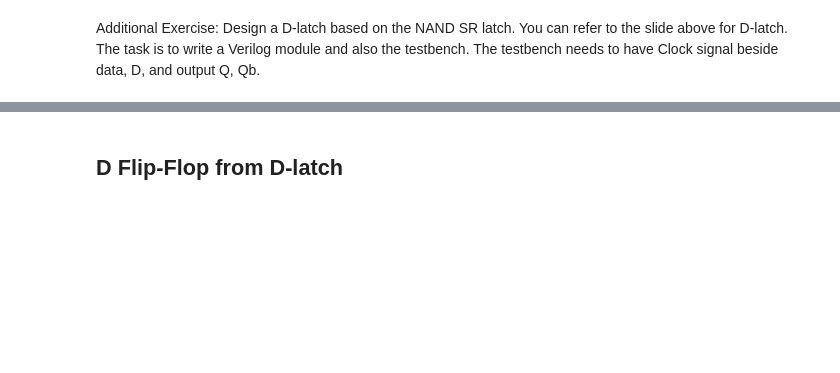
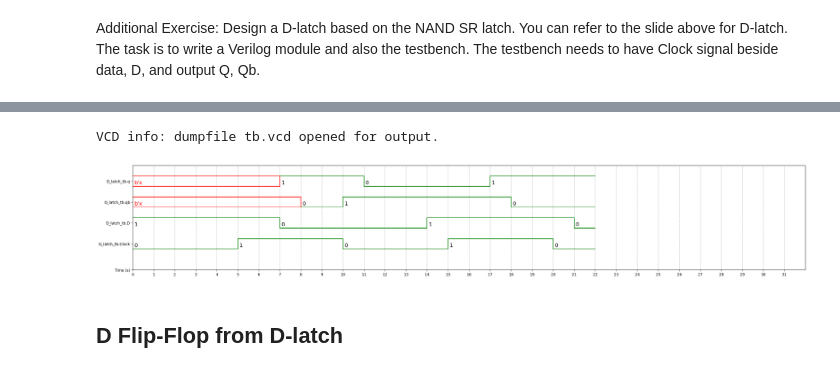
Before and after one commit to Forger-888/DSL-Exercise, a Jupyter notebook: VerilogGit.ipynb, the cells around one changed output, grey strips where cells are left out. Cells and saved outputs as stored; diff of their text form; code cells hidden in the pictures; blank space fills up the shorter version.

```diff
--- a/VerilogGit.ipynb
+++ b/VerilogGit.ipynb
@@ -473,3 +472,51 @@ endmodule
+# %%
+%%verilog
+
+module D_latch_tb;
+  wire q,qb;
+  reg D,Clock;
+
+d_latch dut(q,qb,D,Clock);
+
+initial Clock=0; always #5 Clock=~Clock;
+
+initial begin
+  $dumpfile("tb.vcd");
+  $dumpvars();
+
+  D=1;
+  #7 D=0;
+  #7 D=1;
+  #7 D=0;
+  #1 $finish;
+  $dumpoff;
+end
+
+endmodule
+
+
+module d_latch(q,qb,D,Clock);
+  output q,qb;
+  input D,Clock;
+  wire Y,S,R;
+
+not #1 i1(Y,D);
+nand #1 n3(S,D,Clock);
+nand #1 n4(R,Clock,Y);
+nand #1 n1(q,S,qb);
+nand #1 n2(qb,q,R);
+
+endmodule
+# %% [output]
+VCD info: dumpfile tb.vcd opened for output.
+# %%
+%%waveform tb.vcd
+sign_list = ['D_latch_tb.q','D_latch_tb.qb','D_latch_tb.D','D_latch_tb.Clock']
+time_begin = 0
+time_end = 31
+base = 'bin' # bin, dec, dec2, hex, octal
+# %% [output]
+[figure, added]
 # %% [markdown]
 ## D Flip-Flop from D-latch
 # %% [markdown]
```
Also changed, not shown: parts of 4 cells of this notebook.
